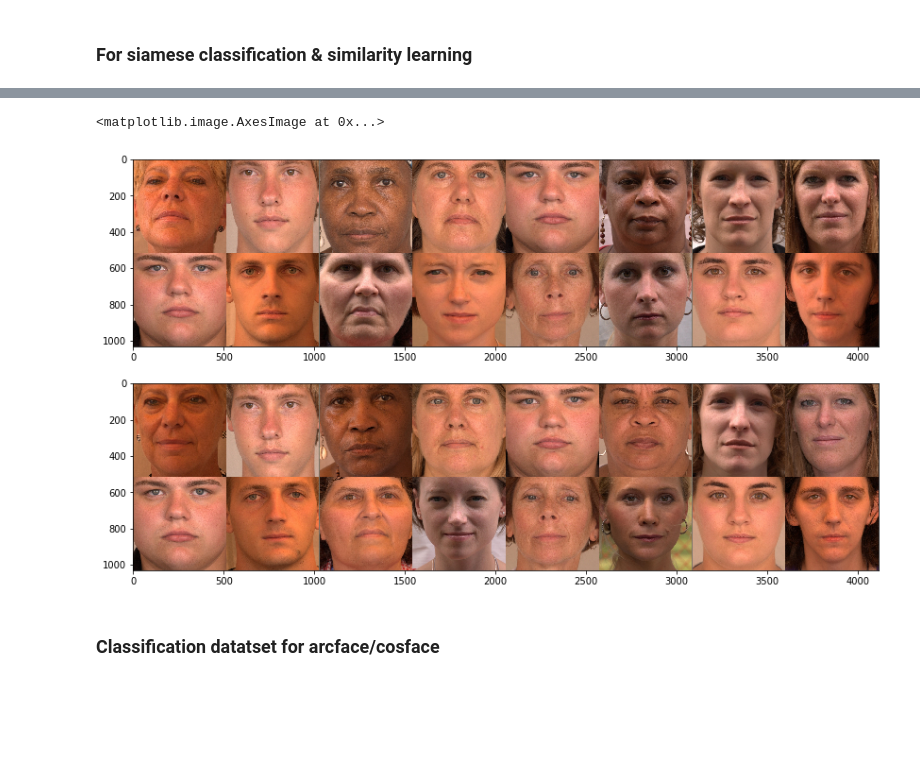
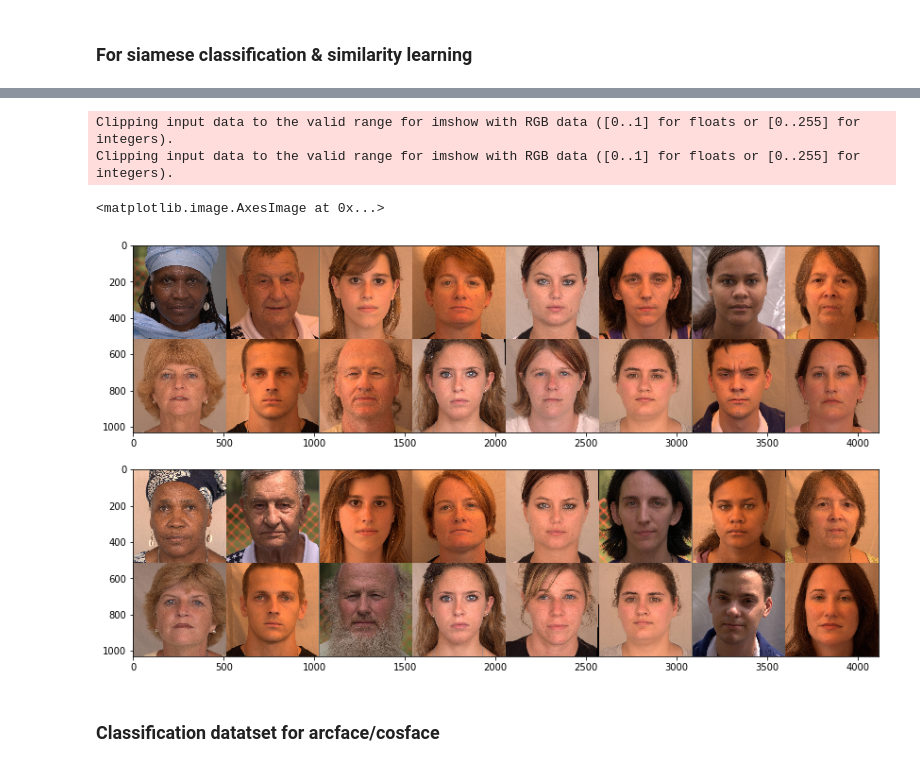
Before and after one commit to mvkolos/twins-identification, a Jupyter notebook: data/dataset.ipynb, the cells around one changed output, grey strips where cells are left out. Drawn from its saved outputs; the diff is of its cells as text; code cells hidden in the pictures; blank space fills up the shorter version.

```diff
--- a/data/dataset.ipynb
+++ b/data/dataset.ipynb
@@ -15,31 +15,18 @@ from tqdm import tqdm_notebook as tqdm
 import matplotlib.pyplot as plt
 %matplotlib inline
 
-ROOT = '/home/user/data/twins_aligned_resized'
+ROOT = '/home/user/data/twins_aligned_cropped_resized'
-# %%
-from albumentations import Compose, Normalize, CenterCrop
-from albumentations.torch import ToTensor
-
-# define crop transform of your choice
-size = 512
-
-mean = [0.485, 0.456, 0.406]
-std = [0.229, 0.224, 0.225]
-
-transform_base = Compose([CenterCrop(size, size),
-                     Normalize(mean, std),
-                     ToTensor()])
-
-transform_kp = Compose([CenterCrop(size, size),
-                     Normalize(mean, std),
-                     ],
-                       to_tensor=ToTensor(),
-                    keypoint_params={'format': 'xy', 'remove_invisible': False})
-
-#                     additional_targets={'image1': 'image',
-#                                         'image2':'image',
-#                                         'keypoints1': 'keypoints',
-#                                        'keypoints':'keypoints'})
+# %%
+from transforms import get_transform_base, get_transform_kp, std, mean
+
+# define crop transform of your choice
+size = 512
+
+# center crop + normalize
+transform_base = get_transform_base(size)
+
+# same as above + support for keypoints
+transform_kp = get_transform_kp(size)
 # %%
 # front images for each id
 views = pd.read_csv(os.path.join(ROOT, 'df', 'views.csv'), index_col=0)
@@ -170,18 +86,20 @@ Clipping input data to the valid range for imshow with RGB data ([0..1] for floa
 # %%
-# pairs_dataset = TwinPairsDataset(ROOT, pairs, views, transform=transform_base, keypoints=False)
-pairs_dataset = TwinPairsDataset(ROOT, pairs, views, transform=transform_kp, keypoints=True)
+pairs_dataset = TwinPairsDataset(ROOT, pairs, views, transform=transform_base, keypoints=False)
+# pairs_dataset = TwinPairsDataset(ROOT, pairs, views, transform=transform_kp, keypoints=True)
 pairs_loader = DataLoader(pairs_dataset, batch_size=16, shuffle=True)
 
 batch = next(iter(pairs_loader))
 grid_1 = make_grid(batch['image1'])
 grid_2 = make_grid(batch['image0'])
 
 fig, axs = plt.subplots(2, 1, figsize=(16, 8))
 
 axs[0].imshow(grid_1.numpy().transpose(1,2,0)*std + mean)
 axs[1].imshow(grid_2.numpy().transpose(1,2,0)*std + mean)
 # %% [output]
-<matplotlib.image.AxesImage at 0x...>
+Clipping input data to the valid range for imshow with RGB data ([0..1] for floats or [0..255] for integers).
+Clipping input data to the valid range for imshow with RGB data ([0..1] for floats or [0..255] for integers).
+<matplotlib.image.AxesImage at 0x...>
-[figure, old version]
+[figure, new version]
 # %% [markdown]
 ### Classification datatset for arcface/cosface
```
Also changed, not shown: parts of 12 cells of this notebook, 2 other files.
